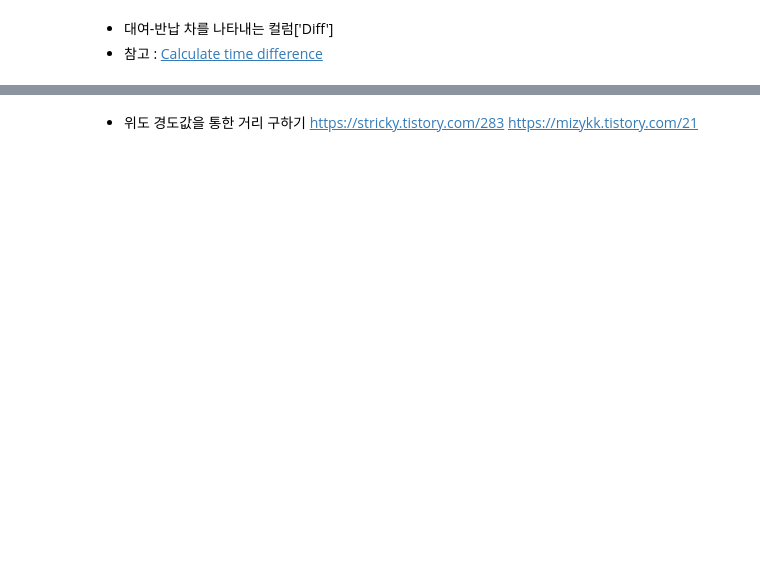
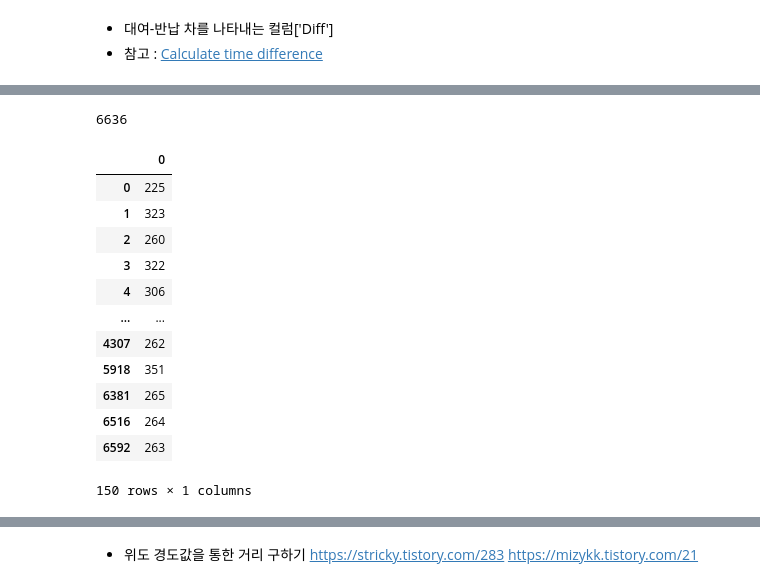
Before and after one commit to KIM-CHAEYOUNG/PROJECT_bike_station, a Jupyter notebook: 01_운영이력.ipynb, the cells around one changed output, grey strips where cells are left out. Drawn from its saved outputs; the diff is of its cells as text; code cells hidden in the pictures; blank space fills up the shorter version.

```diff
--- a/01_운영이력.ipynb
+++ b/01_운영이력.ipynb
@@ -283,0 +284,17 @@ IndexError: ignored
+# %%
+# ['Diff'] = 0
+# ['LEAS_STATION']=['RTN_STATION'] 인 스테이션 넘버를 추출해서 df으로 만들기
+
+
+#for문을 사용하지 않아도 된다.
+empty_station = []
+for i in range(len(bicycle_now)):
+  if bicycle_now['Diff'].iloc[i]==0:
+    bicycle_now['LEAS_STATION'].loc[i]=bicycle_now['RTN_STATION'].loc[i]
+    print('대여장소 = ', bicycle_now['LEAS_STATION'][i], '반납장소 = ', bicycle['RTN_STATION'][i])
+    empty_station.append(bicycle_now['LEAS_STATION'][i])
+
+
+
+
+empty_station
@@ -283,0 +340,24 @@ IndexError: ignored
+# %%
+len(empty_station)
+# %% [output]
+6636
+# %%
+# empty_station을 DataFrame으로 만들어서 스테이션 중복 카운트
+empty_station=pd.DataFrame(empty_station)
+# %%
+empty_station2=empty_station.drop_duplicates()
+empty_station2
+# %% [output]
+|  | 0 |
+| 0 | 225 |
+| 1 | 323 |
+| 2 | 260 |
+| 3 | 322 |
+| 4 | 306 |
+| ... | ... |
+| 4307 | 262 |
+| 5918 | 351 |
+| 6381 | 265 |
+| 6516 | 264 |
+| 6592 | 263 |
+150 rows × 1 columns
```
Also changed, not shown: parts of 23 cells of this notebook.
